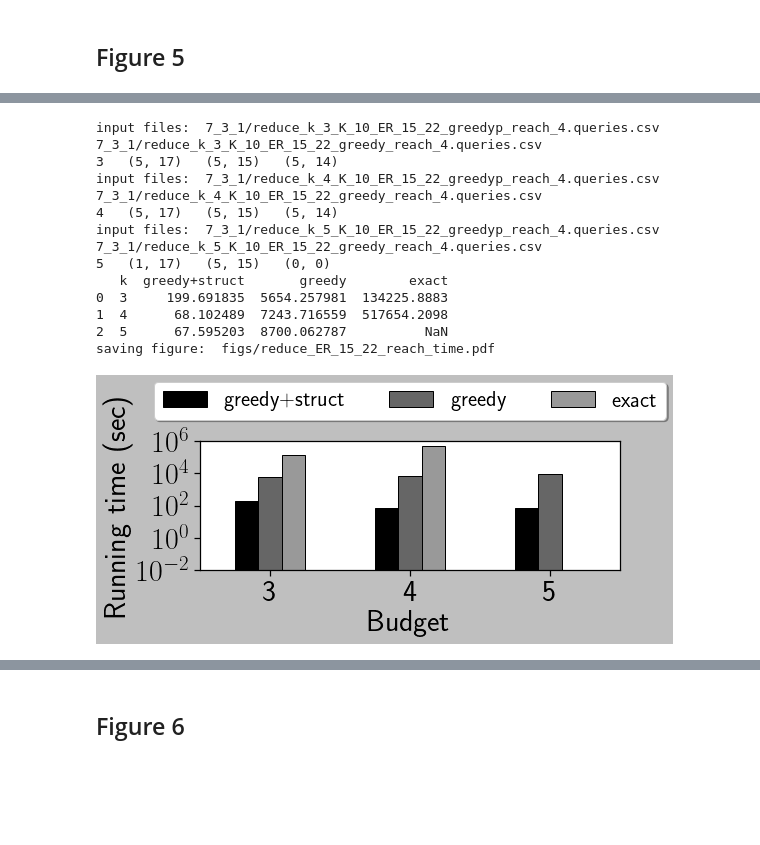
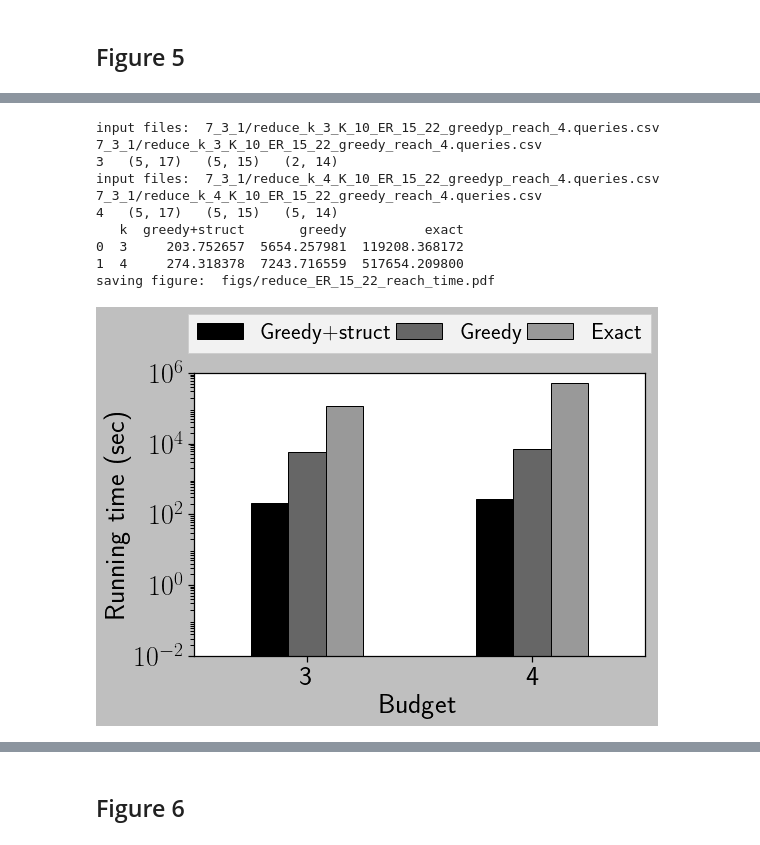
Before and after one commit to toggled/uncertainty, a Jupyter notebook: Plots.ipynb, the cells around one changed output, grey strips where cells are left out. Saved outputs shown, nothing was run; the diff lists cells and outputs as text; code cells hidden in the pictures; blank space fills up the shorter version.

```diff
--- a/Plots.ipynb
+++ b/Plots.ipynb
@@ -499,7 +495,7 @@ from itertools import cycle
 import seaborn as sns
 import numpy as np
 import pandas as pd
-sns.set(rc={'figure.figsize':(8,4)})
+sns.set(rc={'figure.figsize':(8,6)})
 sns.set_style("dark", {'axes.grid' : False})
 sns.set_style("ticks")
 plt.style.use('grayscale')
@@ -515,7 +511,7 @@ q =   'reach'
 # q = 'sp'
 
 est_alg = 'exact'
-kset = [3, 4, 5]
+kset = [3, 4]
 varyK0 = [] #greedy+struct
 varyK1  = [] #greedy
 exact = []
@@ -565,53 +561,51 @@ for i,K in enumerate(kset):
 
 df = pd.DataFrame(zip(kset,greedyp_red,greedy_red,exact_red),columns = ['k','greedy+struct','greedy','exact'])
 print(df.head())
-ax = df.plot(x="k", y=["greedy+struct","greedy","exact"], kind="bar",rot=0)
+df = df.rename(columns={"greedy+struct": "Greedy+struct", 'greedy':'Greedy','exact':'Exact'})
+ax = df.plot(x="k", y=["Greedy+struct","Greedy","Exact"], kind="bar",rot=0)
 plt.yscale('log',base=10)
 # plt.bar(kset,greedyp_red)
 # #     sns.lineplot(x='K', y='DeltaH', data=varyK0[i], linewidth=lw, markersize=8,color='k')
 # # plt.xscale('log',base=2)
 # # greedy_red = np.array(greedy_red)
 # # std_red = np.array(std_red)
 # # print(greedy_red.shape,' ',std_red.shape,' ',len(greedyM_red),' ',len(stdM_red))
 # plt.plot(Kset,greedy_red,color = 'k',marker='x',label='greedy',linewidth=lw)
 # plt.plot(Kset,greedyM_red,color = 'k',marker='o',label='greedy+mem',linewidth=lw)
 # # plt.fill_between(Kset, np.array(greedyM_red) - np.array(stdM_red), np.array(greedyM_red) + np.array(stdM_red), \
 # #                  color='r', alpha=0.4)
 # ax = plt.gca()
 # ax.axhline(exact_deltaH,linestyle='--',color='r',linewidth=lw,label='Exact')
 # plt.yscale('log',base=2)
 # plt.xscale('log',base=2)
-plt.xlabel('Budget', fontsize=fontsize-2)
-plt.ylabel('Running time (sec)',fontsize=fontsize-2)
-plt.yticks([10**-2,10**0, 10**2,10**4, 10**6],fontsize=fontsize-2)
-plt.xticks(fontsize=fontsize-2)
+plt.xlabel('Budget', fontsize=fontsize)
+plt.ylabel('Running time (sec)',fontsize=fontsize)
+plt.yticks([10**-2,10**0, 10**2,10**4, 10**6],fontsize=fontsize)
+plt.xticks(fontsize=fontsize)
 # ax = plt.gca()
 # ax.set_xticklabels(xlabels)
 # plt.yticks(fontsize=fontsize-2)
 # # plt.legend(fontsize=fontsize+10,frameon = False,prop={"size":22},bbox_to_anchor=(0.6,0.4))
 # plt.legend(fontsize=fontsize-7, ncol = 3)
 # plt.legend(fontsize=fontsize)
 # plt.title('Budget = '+str(k),fontsize=fontsize-8)
-plt.legend(loc='lower center', bbox_to_anchor=(0.5, 1.08),\
-          ncol=3, fancybox=True, shadow=True,fontsize=labelsize-2)
+plt.legend(loc='lower center', bbox_to_anchor=(0.5, 1.03),\
+          ncol=3, fancybox=False, shadow=False,fontsize=labelsize+1,columnspacing=0.2)
 fname = output_folder+'/reduce_'+data+"_"+q+"_time.pdf"
 print('saving figure: ', fname)
 plt.tight_layout()
 plt.savefig(fname)
 plt.show()
 # %% [output]
 input files:  7_3_1/reduce_k_3_K_10_ER_15_22_greedyp_reach_4.queries.csv 7_3_1/reduce_k_3_K_10_ER_15_22_greedy_reach_4.queries.csv
-3   (5, 17)   (5, 15)   (5, 14)
+3   (5, 17)   (5, 15)   (2, 14)
 input files:  7_3_1/reduce_k_4_K_10_ER_15_22_greedyp_reach_4.queries.csv 7_3_1/reduce_k_4_K_10_ER_15_22_greedy_reach_4.queries.csv
 4   (5, 17)   (5, 15)   (5, 14)
-input files:  7_3_1/reduce_k_5_K_10_ER_15_22_greedyp_reach_4.queries.csv 7_3_1/reduce_k_5_K_10_ER_15_22_greedy_reach_4.queries.csv
-5   (1, 17)   (5, 15)   (0, 0)
-   k  greedy+struct       greedy        exact
-0  3     199.691835  5654.257981  134225.8883
-1  4      68.102489  7243.716559  517654.2098
-2  5      67.595203  8700.062787          NaN
+   k  greedy+struct       greedy          exact
+0  3     203.752657  5654.257981  119208.368172
+1  4     274.318378  7243.716559  517654.209800
 saving figure:  figs/reduce_ER_15_22_reach_time.pdf
-[figure, old version]
+[figure, new version]
 # %%
 from matplotlib import pyplot as plt
 plt.rcParams['text.usetex'] = True
```
Also changed, not shown: parts of 12 cells of this notebook, 8 other files.
